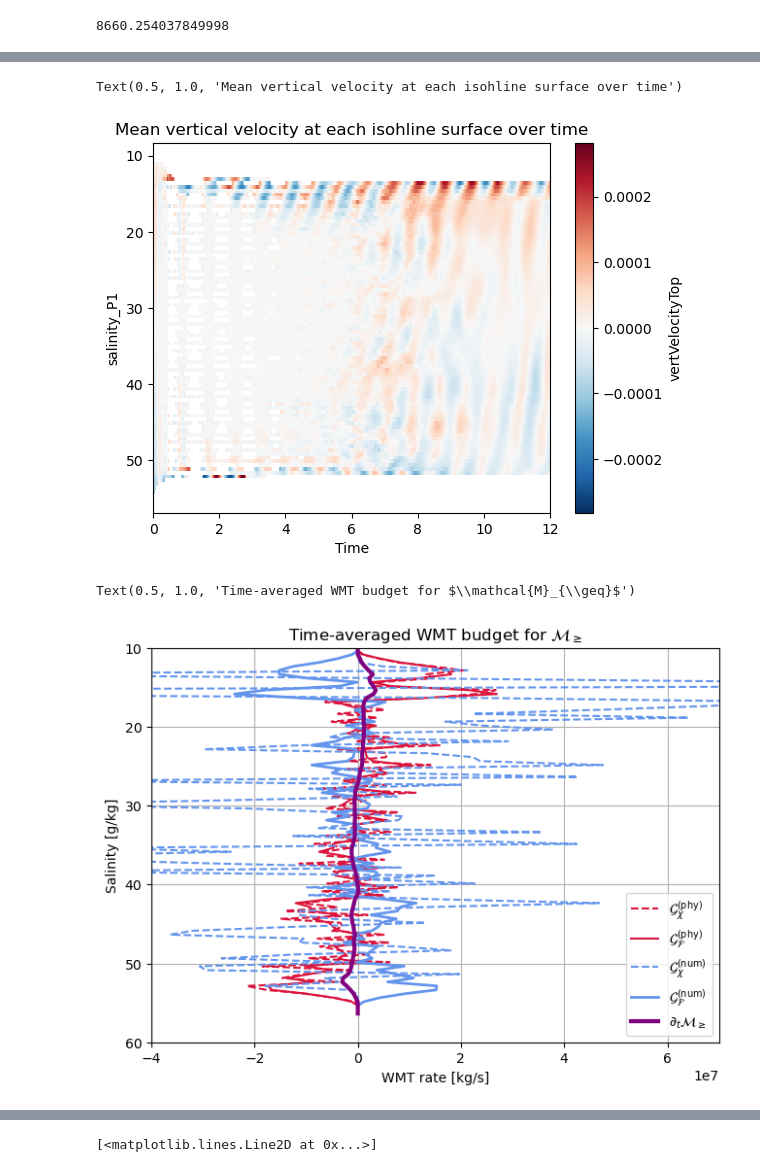
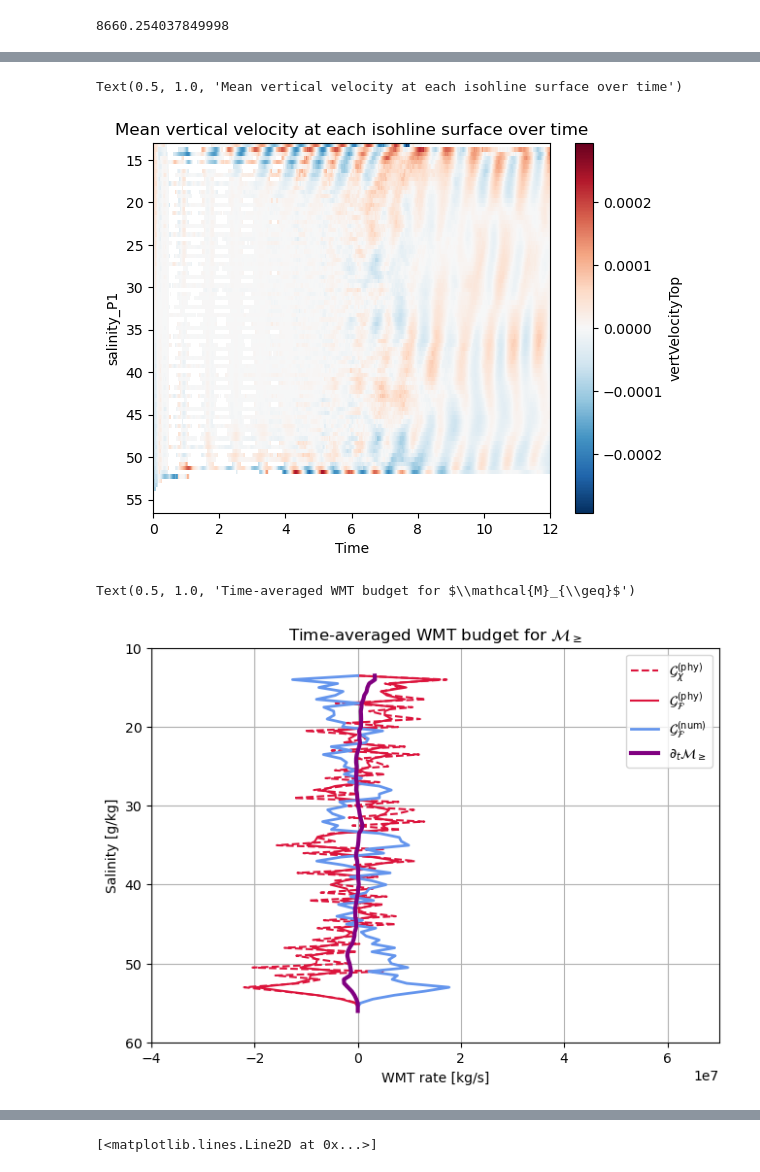
Before and after one commit to kailauyeda/WMT_DVD, a Jupyter notebook: bichan/analysis/preliminary_analysis.ipynb, the cells around one changed output, grey strips where cells are left out. Cells and saved outputs as stored; diff of their text form; code cells hidden in the pictures.

```diff
--- a/bichan/analysis/preliminary_analysis.ipynb
+++ b/bichan/analysis/preliminary_analysis.ipynb
@@ -187,5 +187,29 @@ for i in avg_ds_output.data_vars:
 temperatureSurfaceFluxTendency
 salinitySurfaceFluxTendency
 # %%
-ss_ds_output
+# comparison of mixing
+fig,ax = plt.subplots(nrows=2, ncols = 2, constrained_layout=True)
+
+# calculated as convergence of diffusive flux
+a = mosaic.polypcolor(ax[0,0],descriptor, ss_ds_output.salinity.isel(Time=0, nVertLevels=0), cmap='cmo.haline',vmin=15,vmax=50)
+b = mosaic.polypcolor(ax[0,1],descriptor, ss_ds_output.density.isel(Time=0, nVertLevels=0),cmap='cmo.dense')
+ax[0,0].set_title('Salinity')
+ax[0,1].set_title('Density')
+
+# calculated as tracer variance decay
+c = mosaic.polypcolor(ax[1,0],descriptor, ss_ds_output.salinity.isel(Time=0, nVertLevels=-1), cmap='cmo.haline',vmin=15,vmax=50)
+d = mosaic.polypcolor(ax[1,1],descriptor, ss_ds_output.temperature.isel(Time=0, nVertLevels=0), cmap='cmo.thermal')
+ax[1,0].set_title('Salinity at nVertLevel 25')
+ax[1,1].set_title('Temperature')
+
+for i in range(0,2):
+    for j in range(0,2):
+        ax[i,j].set_aspect(1.0)
+        ax[i,j].set_xticks([])
+        ax[i,j].set_yticks([])
+
+fig.colorbar(a, ax = ax[0,0])
+fig.colorbar(b, ax = ax[0,1])
+fig.colorbar(c, ax = ax[1,0])
+fig.colorbar(d, ax = ax[1,1])
 # %% [output]
@@ -312,8 +321,8 @@ def calculate_G_F_phy(F_variable, rho_0, mesh, ds_output, target_coord_spacing =
     ds_output['salinity_P1'] = grid_nVertLevels.interp(ds_output.salinity, 'Z', boundary = 'extend')
 
     # +2 to ensure that the upper and lower bins have a Gphy = 0
-    lower_bound = ds_output.salinity_P1.min() - 2
-    upper_bound = ds_output.salinity_P1.max() + 2
+    lower_bound = ds_output.salinity_P1.isel(Time=0, nVertLevelsP1=0).min() - 2
+    upper_bound = ds_output.salinity_P1.isel(Time=0, nVertLevelsP1=0).max() + 2
     target_coords_P1 = np.arange(lower_bound,upper_bound,target_coord_spacing)
     dlambda = target_coords_P1[0] - target_coords_P1[1] # dlambda < 0 because we are taking i - i+1
 
@@ -407,8 +416,8 @@ def calculate_G_chi_mix(chi_variable, rho_0, mesh, ds_output, target_coord_spaci
     # ds_output['salinity'] = ds_output.salinity.ffill(dim= 'nVertLevels', limit = 1)
 
     # +2 to ensure that the upper and lower bins have Gphy = 0
-    lower_bound = ds_output.salinity_P1.min() - 2
-    upper_bound = ds_output.salinity_P1.max() + 2
+    lower_bound = ds_output.salinity_P1.isel(Time=0,nVertLevelsP1=0).min() - 2
+    upper_bound = ds_output.salinity_P1.isel(Time=0,nVertLevelsP1=0).max() + 2
     target_coords_P1 = np.arange(lower_bound,upper_bound,target_coord_spacing)
 
     d_lambda = target_coords_P1[0] - target_coords_P1[1] # d_lambda < 0 b/c we are taking the derivative as i --> 0 so i - i+1
@@ -556,8 +565,8 @@ Calculating G_chi_num
 
 # +2 to ensure that the upper and lower bins have Gphy = 0
 
-lower_bound = avg_ds_output.salinity_P1.min() - 2
-upper_bound = avg_ds_output.salinity_P1.max() + 2
+lower_bound = avg_ds_output.salinity_P1.isel(Time=0,nVertLevelsP1=0).min() - 2
+upper_bound = avg_ds_output.salinity_P1.isel(Time=0,nVertLevelsP1=0).max() + 2
 target_coords_P1 = np.arange(lower_bound,upper_bound,target_coord_spacing)
 target_coords = (target_coords_P1[1:] + target_coords_P1[:-1]) / 2
 
@@ -847,37 +859,38 @@ plt.gca().invert_yaxis()
 plt.title('Mean vertical velocity at each isohline surface over time')
 # %% [output]
 Text(0.5, 1.0, 'Mean vertical velocity at each isohline surface over time')
-[figure, old version]
+[figure, new version]
 # %%
 fig,ax = plt.subplots(nrows=1,ncols=1,constrained_layout=True)
 
 # G_phy
 G_phy_comp_ds.mean(dim='Time').sum('nCells').G_chi_phy.plot(y='salinity',label = r'$\mathcal{G}_\chi^{\text{(phy)}}$',
                                                             linestyle='dashed', color='crimson')
 G_phy_comp_ds.mean(dim='Time').sum('nCells').G_F_phy_center.plot(y='salinity', label = r'$\mathcal{G}_\mathcal{F}^{\text{(phy)}}$', color = 'crimson')
 
 # G_num
-G_phy_comp_ds.mean(dim='Time').sum('nCells').G_chi_num.plot(y='salinity', label = r'$\mathcal{G}_\chi^{\text{(num)}}$',
-                                                            linestyle='dashed',color='cornflowerblue')
+
+# G_phy_comp_ds.mean(dim='Time').sum('nCells').G_chi_num.plot(y='salinity', label = r'$\mathcal{G}_\chi^{\text{(num)}}$',
+#                                                             linestyle='dashed',color='cornflowerblue')
 G_F_num.mean(dim='Time').sum('nCells').plot(y='salinity', label = r'$\mathcal{G}_\mathcal{F}^{\text{(num)}}$',linewidth = 2, color='cornflowerblue')
 # ds_dt.mean(dim='Time').sum('nCells').salinityTend.plot(y='salinity', label = r'$\partial_t \lambda$')
 
 # dM/dt
 dM_dt.sum('nCells').mean(dim='Time').plot(y='salinity',label = r'$\partial_t \mathcal{M}_{\geq}$', color='purple',linewidth = 3)
 
 ax.grid()
 ax.set_ylim(10,60)
 ax.set_xlim(-4e7, 7e7)
 ax.legend()
 ax.invert_yaxis()
 ax.set_xlabel('WMT rate [kg/s]')
 ax.set_ylabel('Salinity [g/kg]')
 ax.set_title(r'Time-averaged WMT budget for $\mathcal{M}_{\geq}$')
 
 # dM/dt does not go to 0 at salinity = minimum. please just be numerical floating point error or something...
 # %% [output]
 Text(0.5, 1.0, 'Time-averaged WMT budget for $\\mathcal{M}_{\\geq}$')
-[figure, old version]
+[figure, new version]
 # %%
 # comparison of G_F_phy and G_chi_phy on salinity surfaces
 fig, ax = plt.subplots(nrows=3, ncols=5, constrained_layout=True, figsize=(12,7))
```
Also changed, not shown: parts of 21 cells of this notebook, 2 other files.
